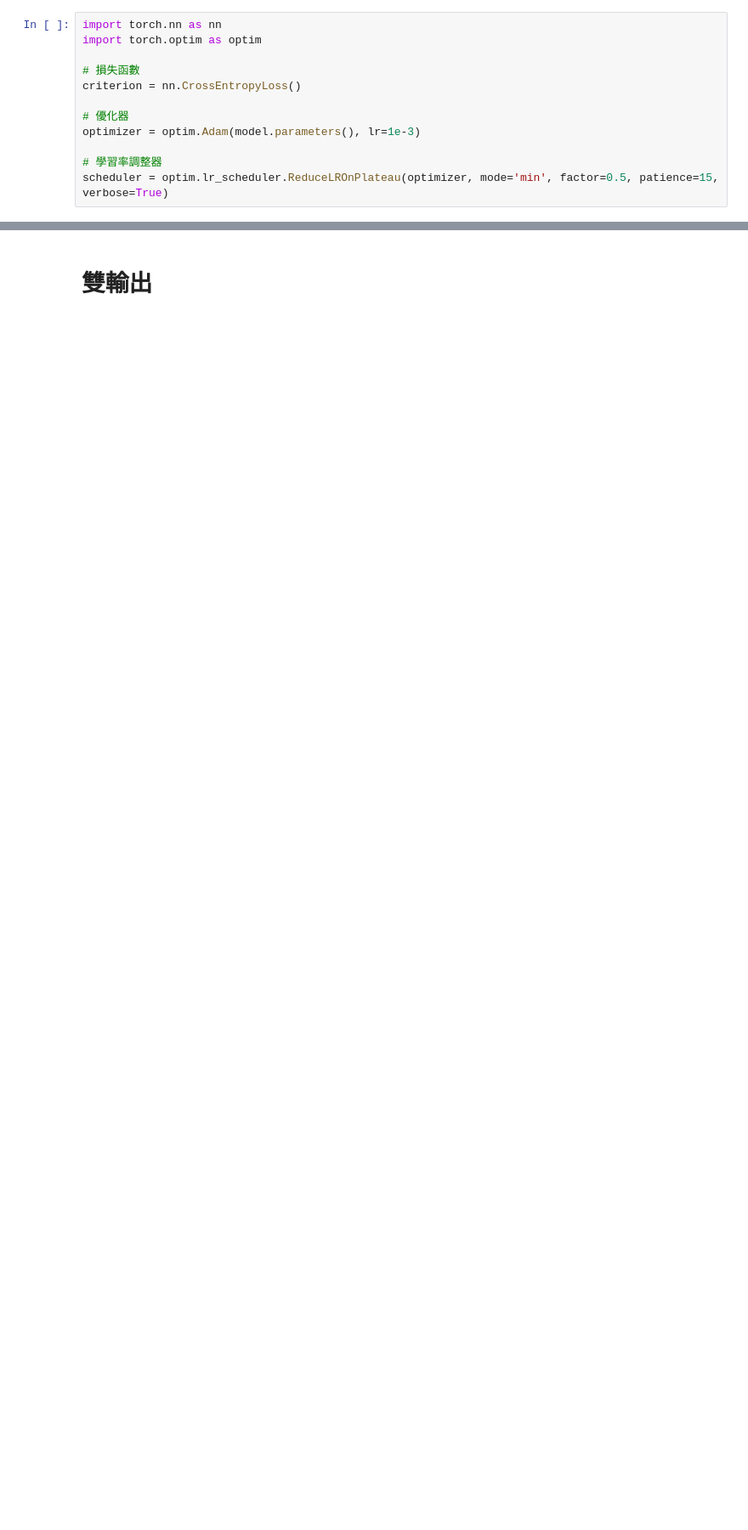
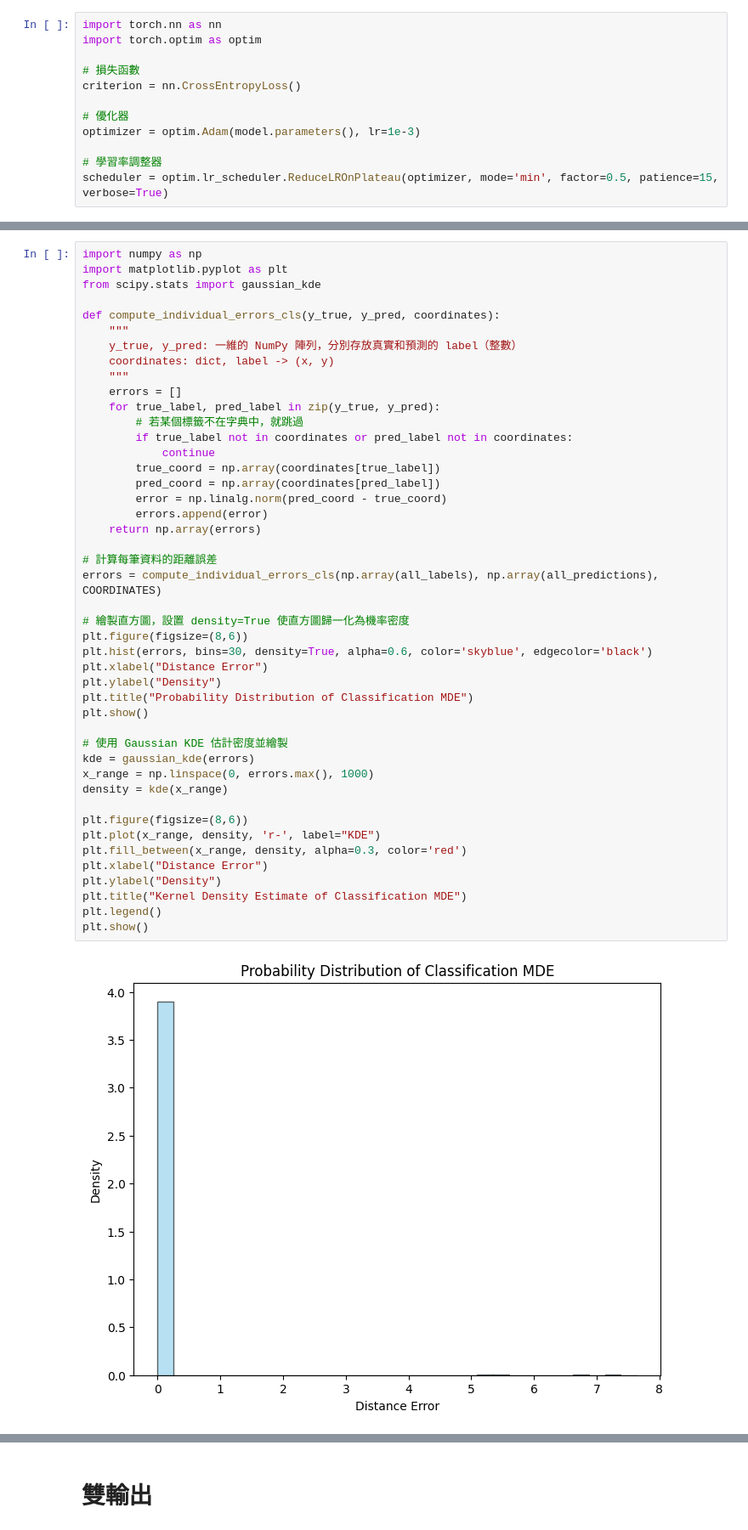
Before and after one commit to kuku000/csi_tool, a Jupyter notebook: model_CNN/rssicsi_train.ipynb, the cells around one changed output, grey strips where cells are left out. Shown at 85% size. Cells and saved outputs as stored; diff of their text form; blank space fills up the shorter version.

```diff
--- a/model_CNN/rssicsi_train.ipynb
+++ b/model_CNN/rssicsi_train.ipynb
@@ -790,0 +799,47 @@ Mean distance error: 0.061001839127997184
+# %%
+import numpy as np
+import matplotlib.pyplot as plt
+from scipy.stats import gaussian_kde
+
+def compute_individual_errors_cls(y_true, y_pred, coordinates):
+    """
+    y_true, y_pred: 一維的 NumPy 陣列，分別存放真實和預測的 label（整數）
+    coordinates: dict, label -> (x, y)
+    """
+    errors = []
+    for true_label, pred_label in zip(y_true, y_pred):
+        # 若某個標籤不在字典中，就跳過
+        if true_label not in coordinates or pred_label not in coordinates:
+            continue
+        true_coord = np.array(coordinates[true_label])
+        pred_coord = np.array(coordinates[pred_label])
+        error = np.linalg.norm(pred_coord - true_coord)
+        errors.append(error)
+    return np.array(errors)
+
+# 計算每筆資料的距離誤差
+errors = compute_individual_errors_cls(np.array(all_labels), np.array(all_predictions), COORDINATES)
+
+# 繪製直方圖，設置 density=True 使直方圖歸一化為機率密度
+plt.figure(figsize=(8,6))
+plt.hist(errors, bins=30, density=True, alpha=0.6, color='skyblue', edgecolor='black')
+plt.xlabel("Distance Error")
+plt.ylabel("Density")
+plt.title("Probability Distribution of Classification MDE")
+plt.show()
+
+# 使用 Gaussian KDE 估計密度並繪製
+kde = gaussian_kde(errors)
+x_range = np.linspace(0, errors.max(), 1000)
+density = kde(x_range)
+
+plt.figure(figsize=(8,6))
+plt.plot(x_range, density, 'r-', label="KDE")
+plt.fill_between(x_range, density, alpha=0.3, color='red')
+plt.xlabel("Distance Error")
+plt.ylabel("Density")
+plt.title("Kernel Density Estimate of Classification MDE")
+plt.legend()
+plt.show()
+# %% [output]
+[figure, added]
```
Also changed, not shown: parts of 26 cells of this notebook, 8 other files.
